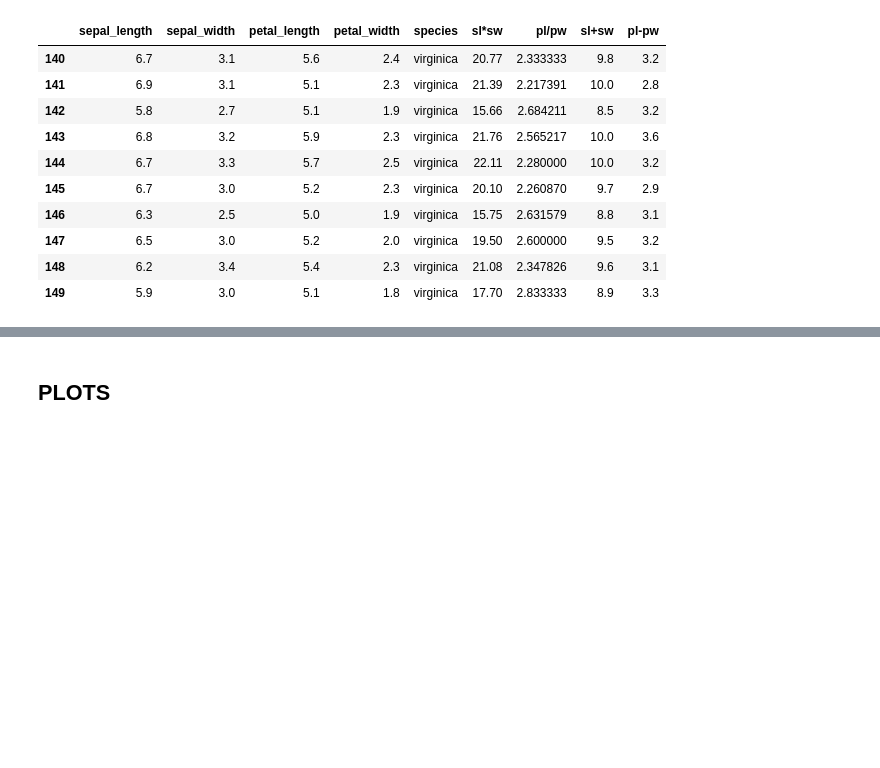
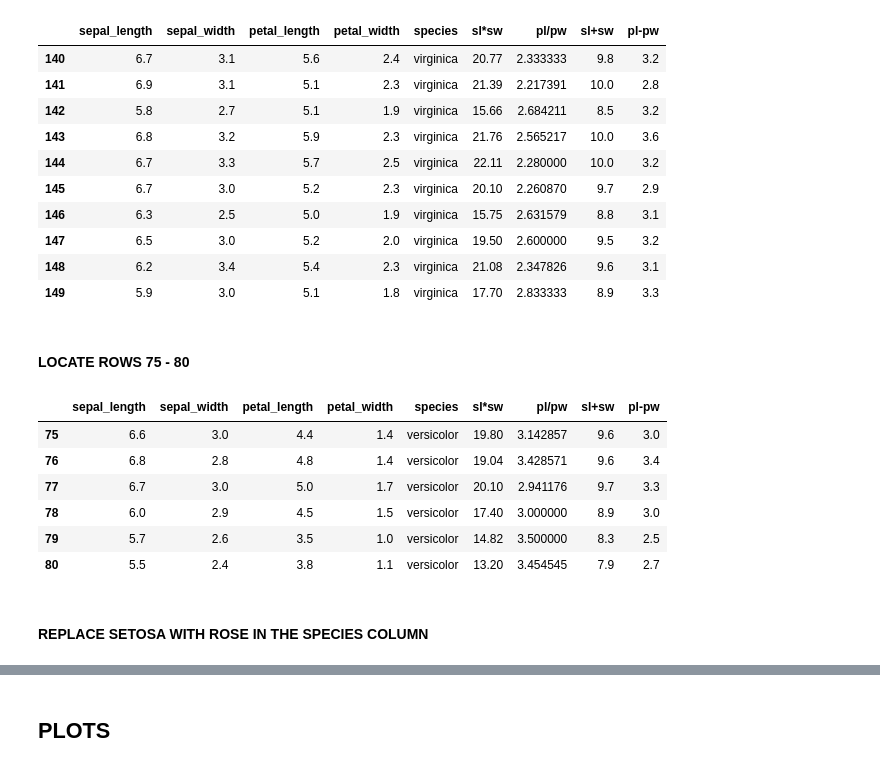
Before and after one commit to mickalleny2k/FUND_DATA, a Jupyter notebook: project.ipynb, the cells around one changed output, grey strips where cells are left out. Cells and saved outputs as stored; diff of their text form; code cells hidden in the pictures; blank space fills up the shorter version.

```diff
--- a/project.ipynb
+++ b/project.ipynb
@@ -468,3 +469,19 @@ iris.iloc[140:150]
 | 147 | 6.5 | 3.0 | 5.2 | 2.0 | virginica | 19.50 | 2.600000 | 9.5 | 3.2 |
 | 148 | 6.2 | 3.4 | 5.4 | 2.3 | virginica | 21.08 | 2.347826 | 9.6 | 3.1 |
 | 149 | 5.9 | 3.0 | 5.1 | 1.8 | virginica | 17.70 | 2.833333 | 8.9 | 3.3 |
+# %% [markdown]
+#### LOCATE ROWS 75 - 80
+# %%
+print("                                         ROWS 75 - 80 : ")
+print(iris.loc[75:80])
+iris.loc[75:80]
+# %% [output]
+|  | sepal_length | sepal_width | petal_length | petal_width | species | sl*sw | pl/pw | sl+sw | pl-pw |
+| 75 | 6.6 | 3.0 | 4.4 | 1.4 | versicolor | 19.80 | 3.142857 | 9.6 | 3.0 |
+| 76 | 6.8 | 2.8 | 4.8 | 1.4 | versicolor | 19.04 | 3.428571 | 9.6 | 3.4 |
+| 77 | 6.7 | 3.0 | 5.0 | 1.7 | versicolor | 20.10 | 2.941176 | 9.7 | 3.3 |
+| 78 | 6.0 | 2.9 | 4.5 | 1.5 | versicolor | 17.40 | 3.000000 | 8.9 | 3.0 |
+| 79 | 5.7 | 2.6 | 3.5 | 1.0 | versicolor | 14.82 | 3.500000 | 8.3 | 2.5 |
+| 80 | 5.5 | 2.4 | 3.8 | 1.1 | versicolor | 13.20 | 3.454545 | 7.9 | 2.7 |
+# %% [markdown]
+#### REPLACE SETOSA WITH ROSE IN THE SPECIES COLUMN
```
Also changed, not shown: parts of 14 cells of this notebook, 2 other files.
